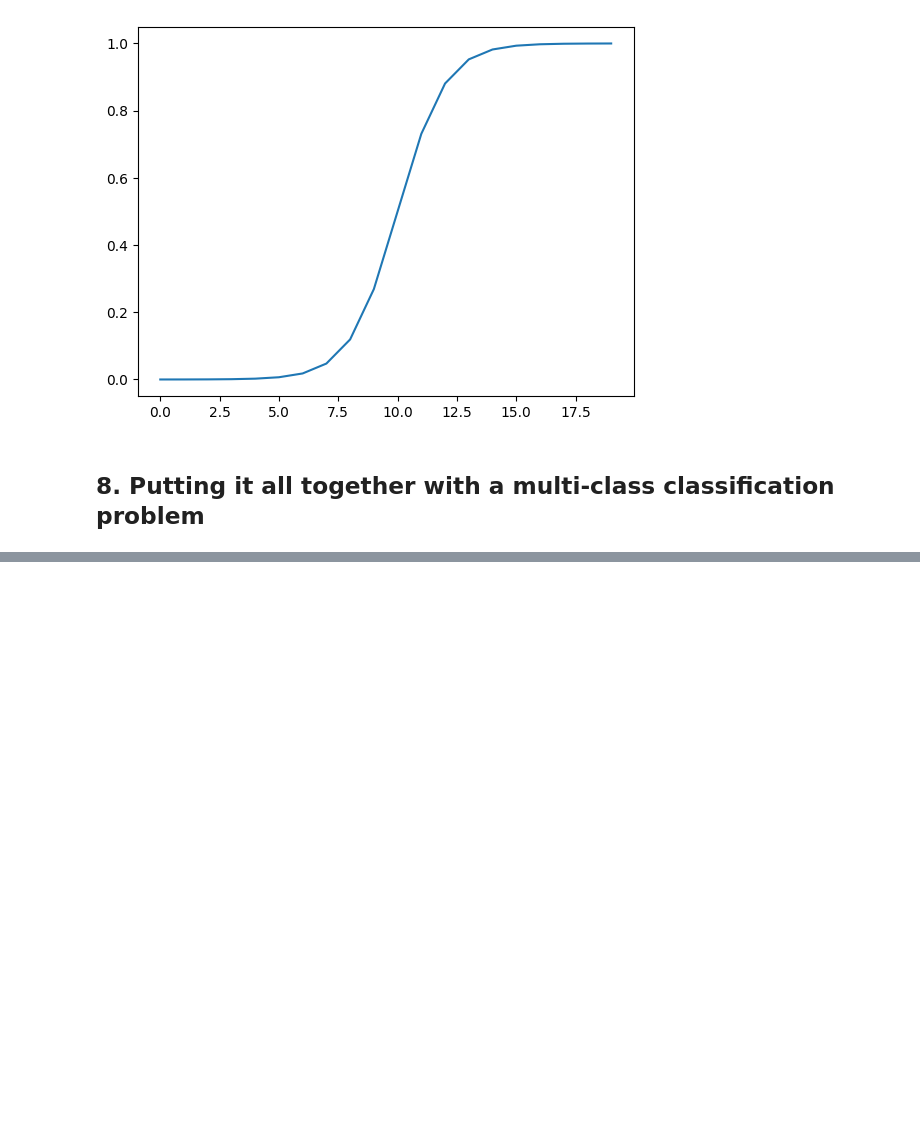
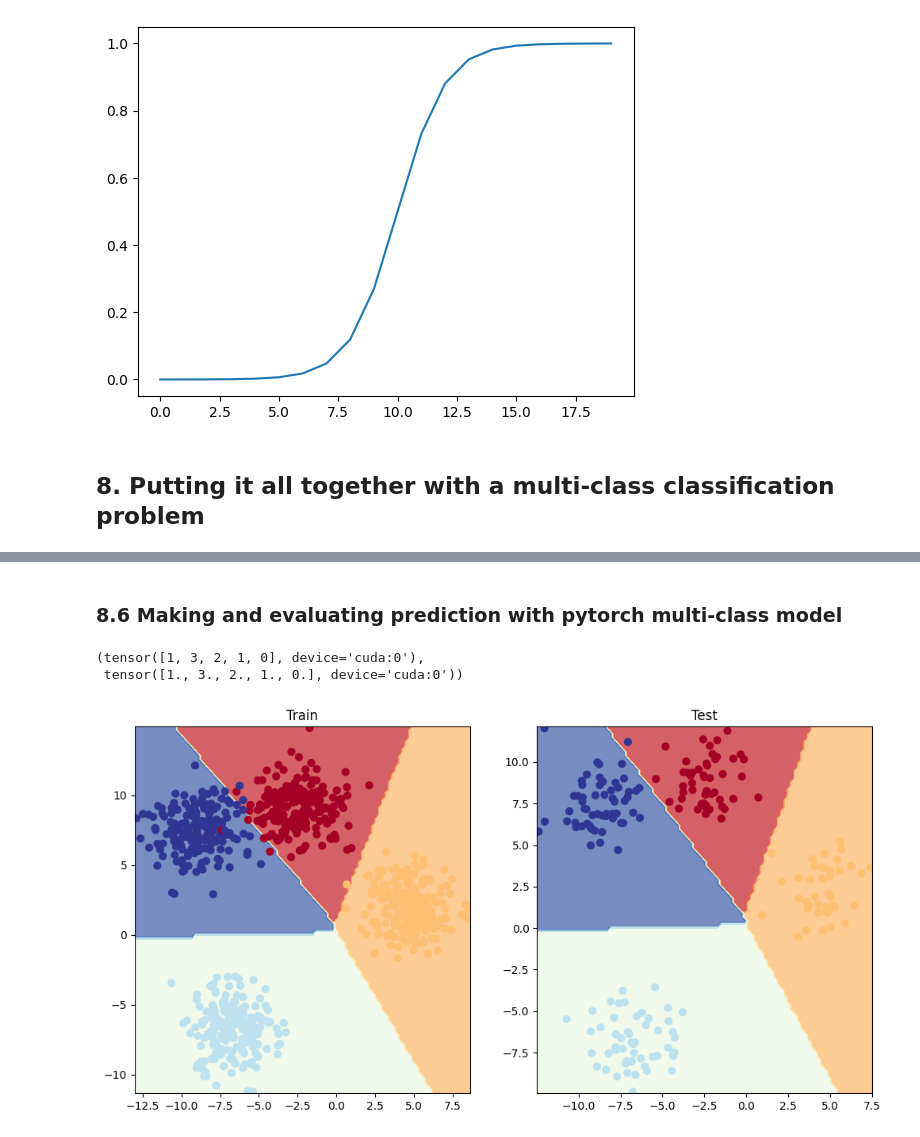
Before and after one commit to froestiago/pytorch-course, a Jupyter notebook: 02_neural_network__classification.ipynb, the cells around one changed output, grey strips where cells are left out. Cells and saved outputs as stored; diff of their text form; code cells hidden in the pictures; blank space fills up the shorter version.

```diff
--- a/02_neural_network__classification.ipynb
+++ b/02_neural_network__classification.ipynb
@@ -818,0 +886,12 @@ plt.plot(sigmoid(A))
+# %%
+X_train, X_test = X_train.to(device), X_test.to(device)
+y_train, y_test = y_train.to(device), y_test.to(device)
+
+loss_fn = nn.CrossEntropyLoss()
+optimizer = torch.optim.SGD(model_4.parameters(),
+                            lr = 0.1)
+
+y_pred = model_4(X_test)
+# %%
+y_pred = torch.softmax(y_pred, dim = 1)
+torch.argmax(y_pred, dim = 1)
@@ -818,0 +958,23 @@ plt.plot(sigmoid(A))
+# %% [markdown]
+### 8.6 Making and evaluating prediction with pytorch multi-class model
+# %%
+# Make prediction
+model_4.eval()
+with torch.inference_mode():
+  y_logits = model_4(X_test)
+  y_preds = torch.argmax(y_logits, dim = 1)
+
+y_preds[:5], y_test[:5]
+# %% [output]
+(tensor([1, 3, 2, 1, 0], device='cuda:0'),
+ tensor([1., 3., 2., 1., 0.], device='cuda:0'))
+# %%
+plt.figure(figsize = (12, 6))
+plt.subplot(1, 2, 1)
+plt.title('Train')
+plot_decision_boundary(model_4, X_train, y_train)
+plt.subplot(1, 2, 2)
+plt.title('Test')
+plot_decision_boundary(model_4, X_test, y_test)
+# %% [output]
+[figure, added]
```
Also changed, not shown: parts of 17 cells of this notebook.
